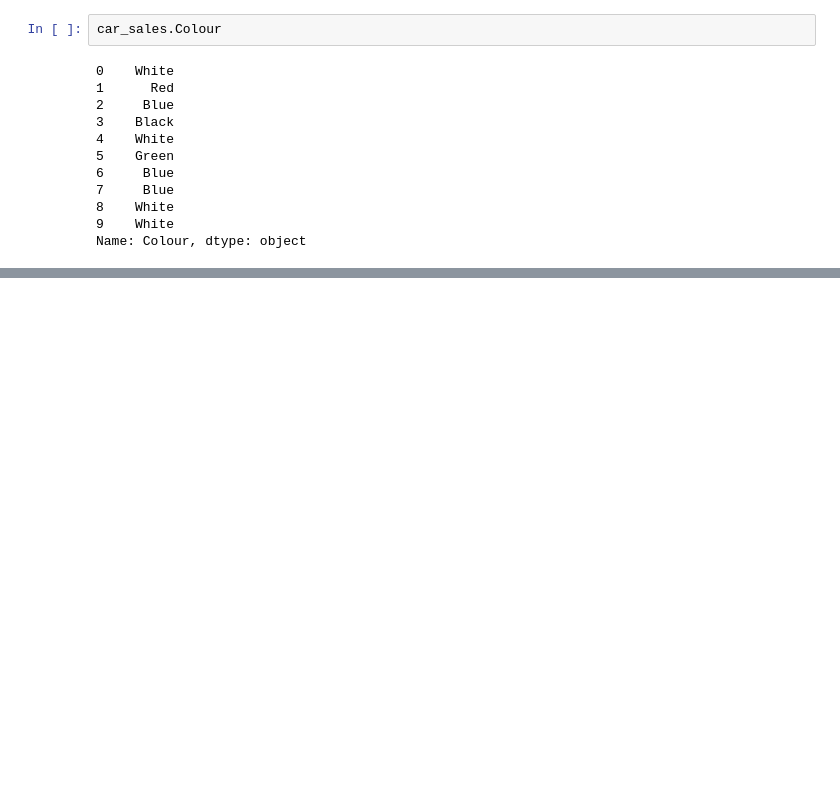
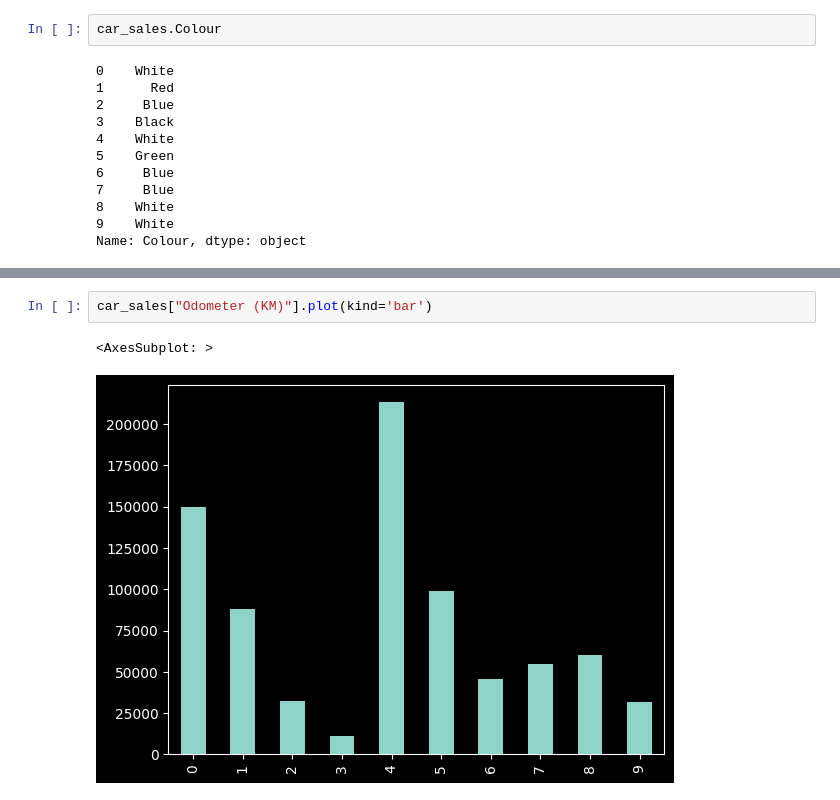
Before and after one commit to push-on/Notebook-Project, a Jupyter notebook: src/pandas-intro.ipynb, the cells around one changed output, grey strips where cells are left out. Cells and saved outputs as stored; diff of their text form; blank space fills up the shorter version.

```diff
--- a/src/pandas-intro.ipynb
+++ b/src/pandas-intro.ipynb
@@ -275,0 +313,5 @@ Name: Colour, dtype: object
+# %%
+car_sales["Odometer (KM)"].plot(kind='bar')
+# %% [output]
+<AxesSubplot: >
+[figure, added]
```
Also changed, not shown: parts of 6 cells of this notebook.
